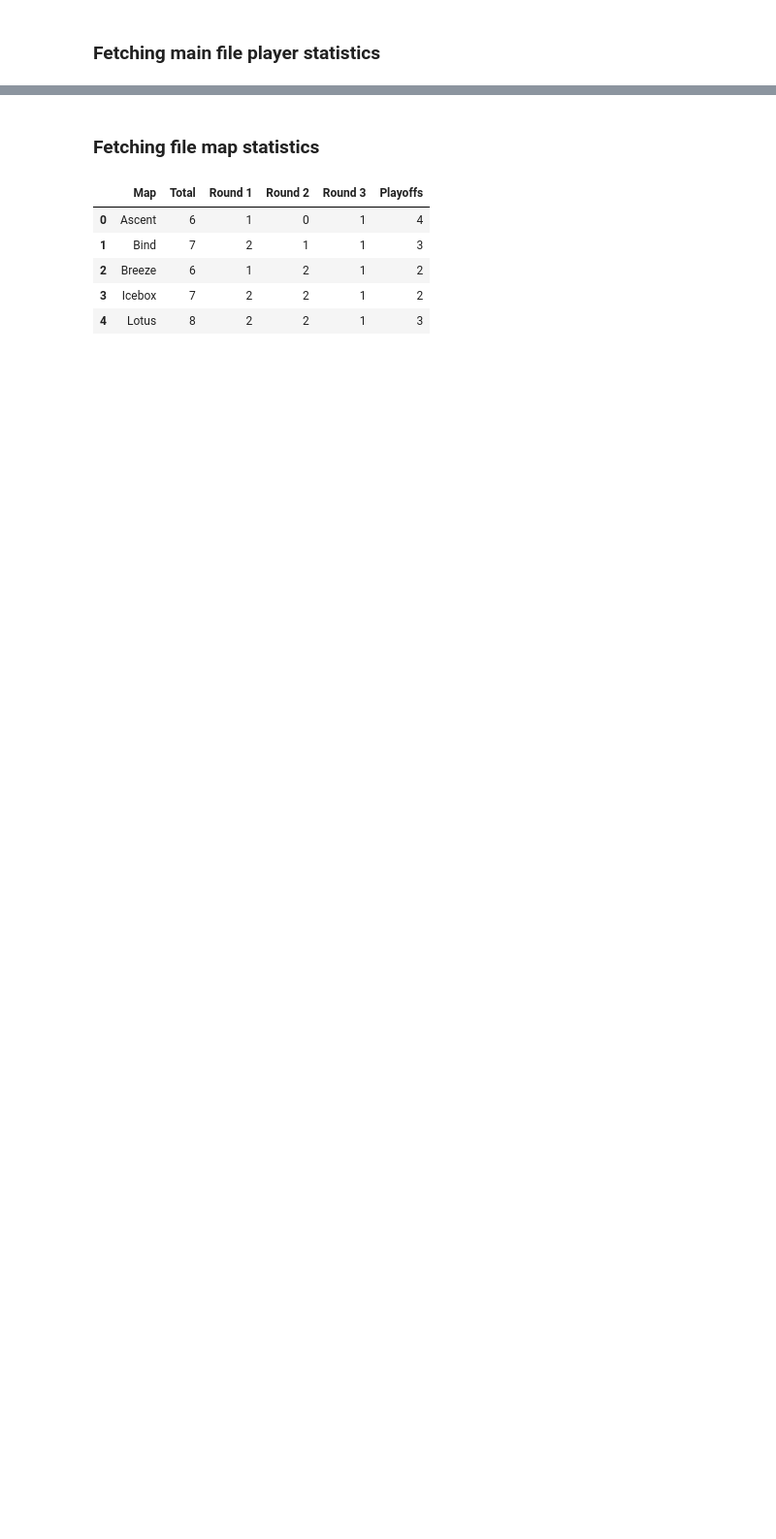
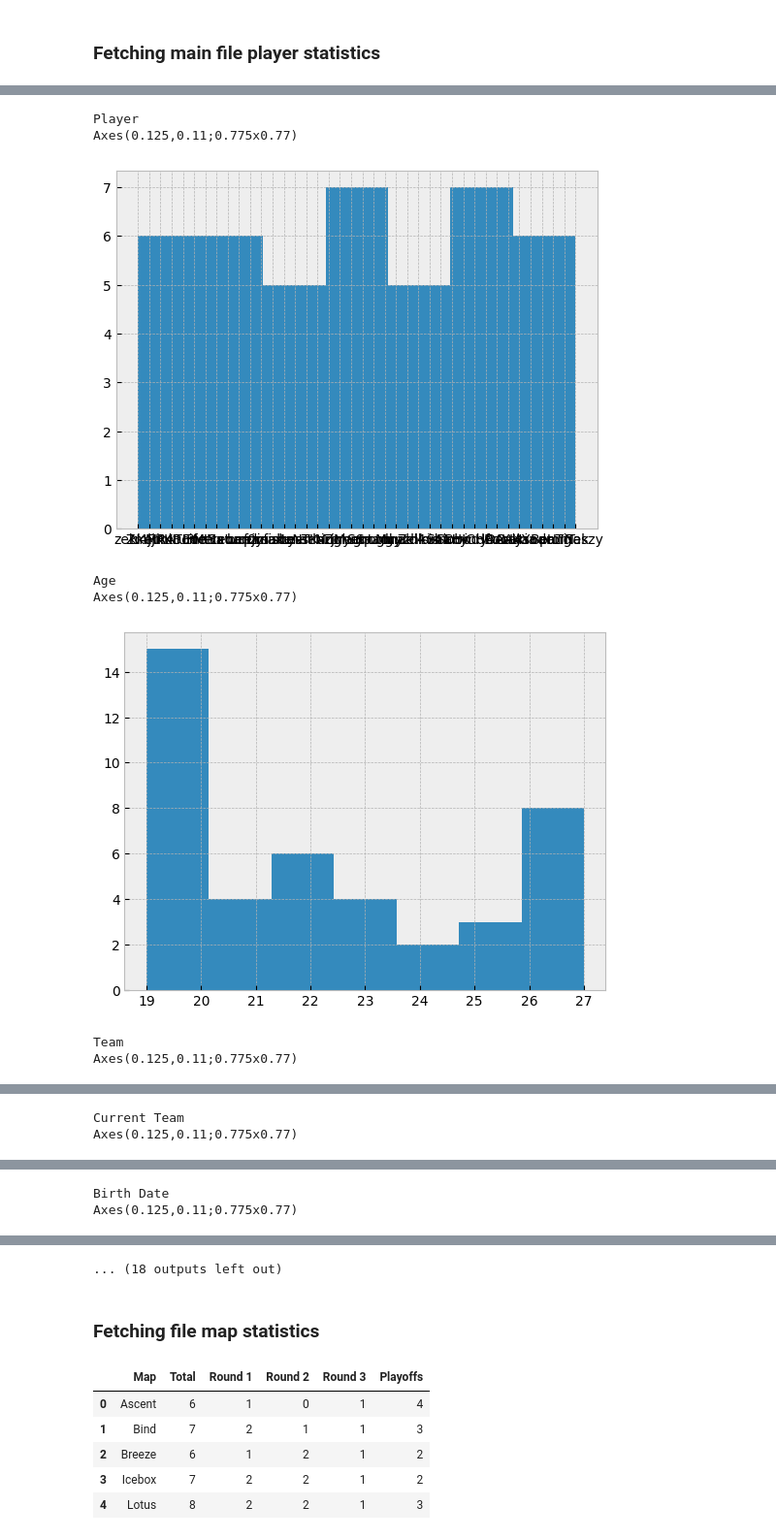
Before and after one commit to tanishka786/Valo-player-s-stats-analysis, a Jupyter notebook: ValoPlayer'sStats.ipynb, the cells around one changed output, grey strips where cells are left out. Shown at 97% size. Cells and saved outputs as stored; diff of their text form; code cells hidden in the pictures; blank space fills up the shorter version.

```diff
--- a/ValoPlayer'sStats.ipynb
+++ b/ValoPlayer'sStats.ipynb
@@ -48,0 +51,23 @@ df.head()
+# %%
+#Asign the predictor variables and target variable
+train_data = df[df.columns[1:]]
+target_data =  df[df.columns[0]]
+
+
+#Obtain a histogram of each data column for Player's stats
+for i in range(len(df.columns)):
+    currData = df[df.columns[i]]
+    plt.figure() #to prevent figures from overlapping
+    print(df.columns[i]) #title
+    print(currData.hist(bins='auto'))
+    plt.show() #display
+    plt.close("all") #to prevent figures from overlapping
+# %% [output]
+Player
+Axes(0.125,0.11;0.775x0.77)
+[figure, added]
+Age
+Axes(0.125,0.11;0.775x0.77)
+[figure, added]
+Team
+Axes(0.125,0.11;0.775x0.77)
@@ -48,0 +75,2 @@ df.head()
+Current Team
+Axes(0.125,0.11;0.775x0.77)
@@ -48,0 +78,2 @@ df.head()
+Birth Date
+Axes(0.125,0.11;0.775x0.77)
@@ -49,3 +84,4 @@ df.head()
+... (18 outputs left out)
 # %% [markdown]
 ### **Fetching file map statistics**
 # %%
```
Also changed, not shown: parts of 20 cells of this notebook, 3 other files.
